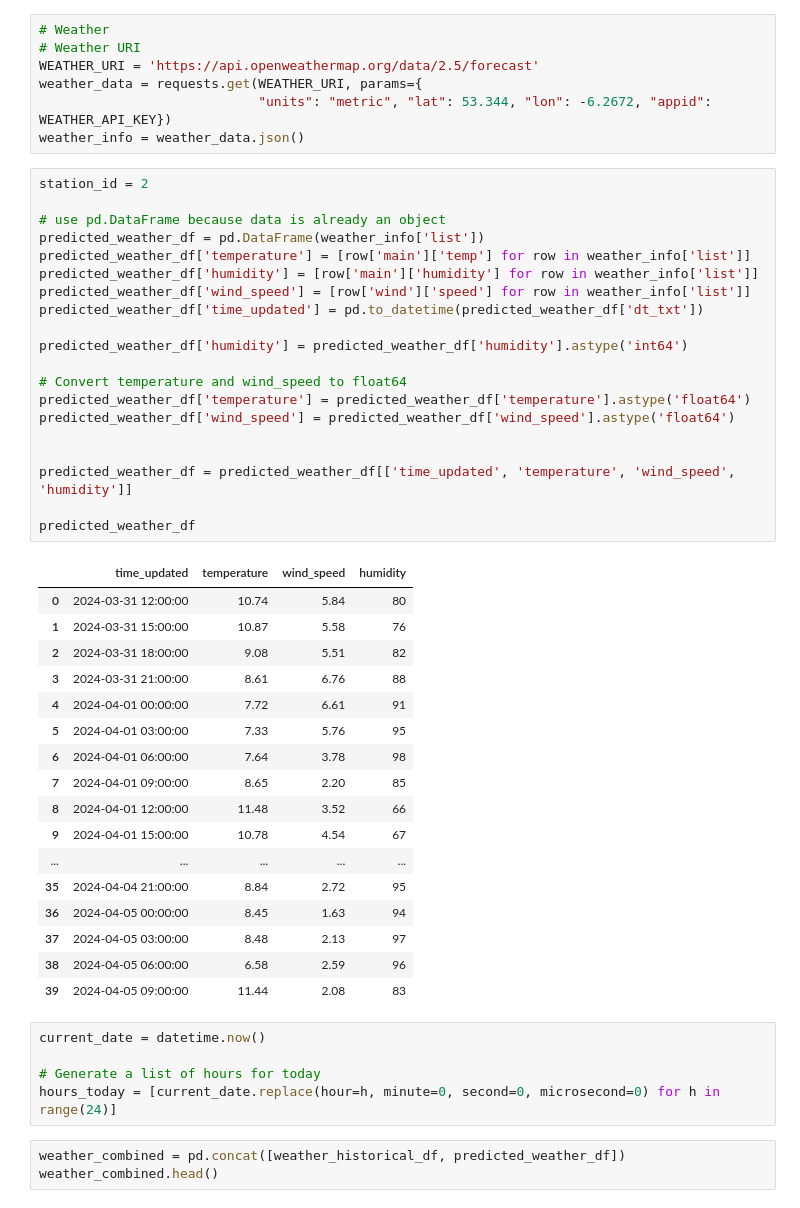
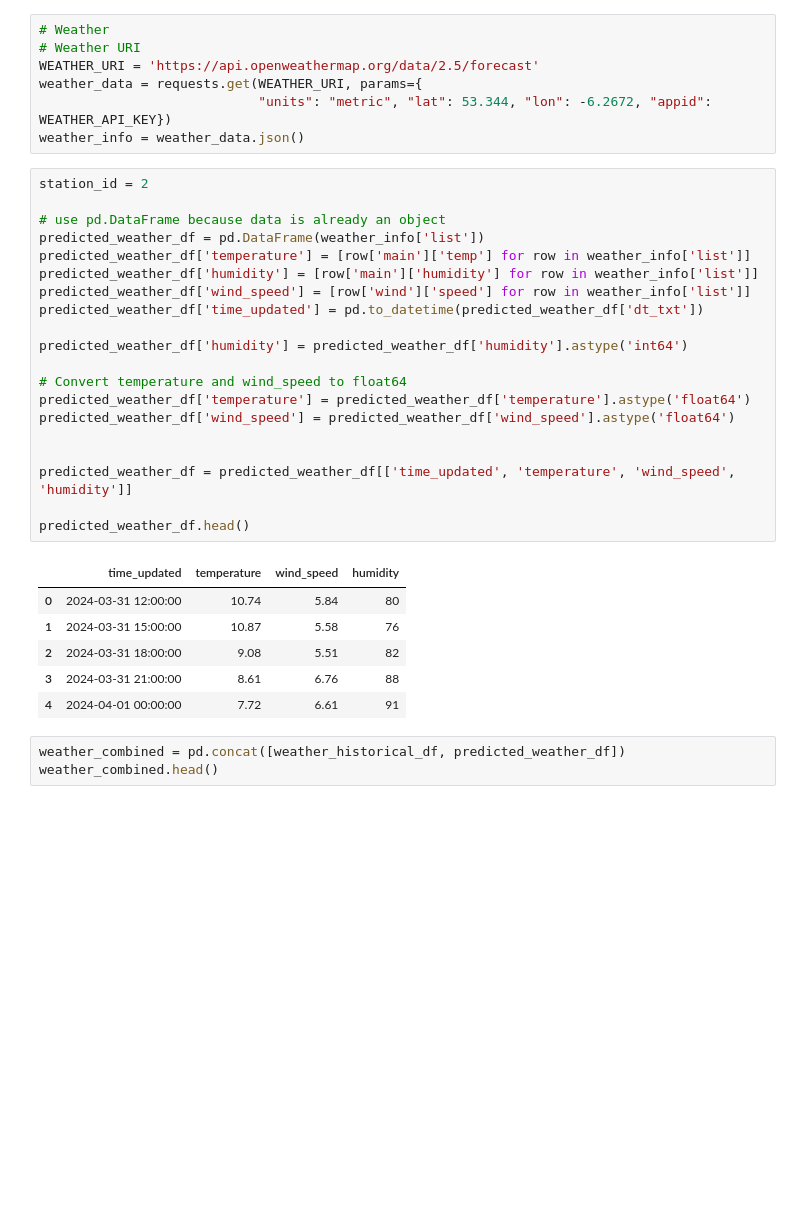
Before and after one commit to TadghPurcell/On-Your-Bike, a Jupyter notebook: ML_models/station_prediction.ipynb, the cells around one changed output. Drawn from its saved outputs; the diff is of its cells as text; blank space fills up the shorter version.

```diff
--- a/ML_models/station_prediction.ipynb
+++ b/ML_models/station_prediction.ipynb
@@ -101,46 +101,30 @@ weather_info = weather_data.json()
 # %%
 station_id = 2
 
 # use pd.DataFrame because data is already an object
 predicted_weather_df = pd.DataFrame(weather_info['list'])
 predicted_weather_df['temperature'] = [row['main']['temp'] for row in weather_info['list']]
 predicted_weather_df['humidity'] = [row['main']['humidity'] for row in weather_info['list']]
 predicted_weather_df['wind_speed'] = [row['wind']['speed'] for row in weather_info['list']]
 predicted_weather_df['time_updated'] = pd.to_datetime(predicted_weather_df['dt_txt'])
 
 predicted_weather_df['humidity'] = predicted_weather_df['humidity'].astype('int64')
 
 # Convert temperature and wind_speed to float64
 predicted_weather_df['temperature'] = predicted_weather_df['temperature'].astype('float64')
 predicted_weather_df['wind_speed'] = predicted_weather_df['wind_speed'].astype('float64')
 
 
 predicted_weather_df = predicted_weather_df[['time_updated', 'temperature', 'wind_speed', 'humidity']]
 
-predicted_weather_df
+predicted_weather_df.head()
 # %% [output]
 |  | time_updated | temperature | wind_speed | humidity |
 | 0 | 2024-03-31 12:00:00 | 10.74 | 5.84 | 80 |
 | 1 | 2024-03-31 15:00:00 | 10.87 | 5.58 | 76 |
 | 2 | 2024-03-31 18:00:00 | 9.08 | 5.51 | 82 |
 | 3 | 2024-03-31 21:00:00 | 8.61 | 6.76 | 88 |
 | 4 | 2024-04-01 00:00:00 | 7.72 | 6.61 | 91 |
-| 5 | 2024-04-01 03:00:00 | 7.33 | 5.76 | 95 |
-| 6 | 2024-04-01 06:00:00 | 7.64 | 3.78 | 98 |
-| 7 | 2024-04-01 09:00:00 | 8.65 | 2.20 | 85 |
-| 8 | 2024-04-01 12:00:00 | 11.48 | 3.52 | 66 |
-| 9 | 2024-04-01 15:00:00 | 10.78 | 4.54 | 67 |
-| ... | ... | ... | ... | ... |
-| 35 | 2024-04-04 21:00:00 | 8.84 | 2.72 | 95 |
-| 36 | 2024-04-05 00:00:00 | 8.45 | 1.63 | 94 |
-| 37 | 2024-04-05 03:00:00 | 8.48 | 2.13 | 97 |
-| 38 | 2024-04-05 06:00:00 | 6.58 | 2.59 | 96 |
-| 39 | 2024-04-05 09:00:00 | 11.44 | 2.08 | 83 |
-# %%
-current_date = datetime.now()
-
-# Generate a list of hours for today
-hours_today = [current_date.replace(hour=h, minute=0, second=0, microsecond=0) for h in range(24)]
 # %%
 weather_combined = pd.concat([weather_historical_df, predicted_weather_df])
 weather_combined.head()
```
Also changed, not shown: parts of 5 cells of this notebook.
